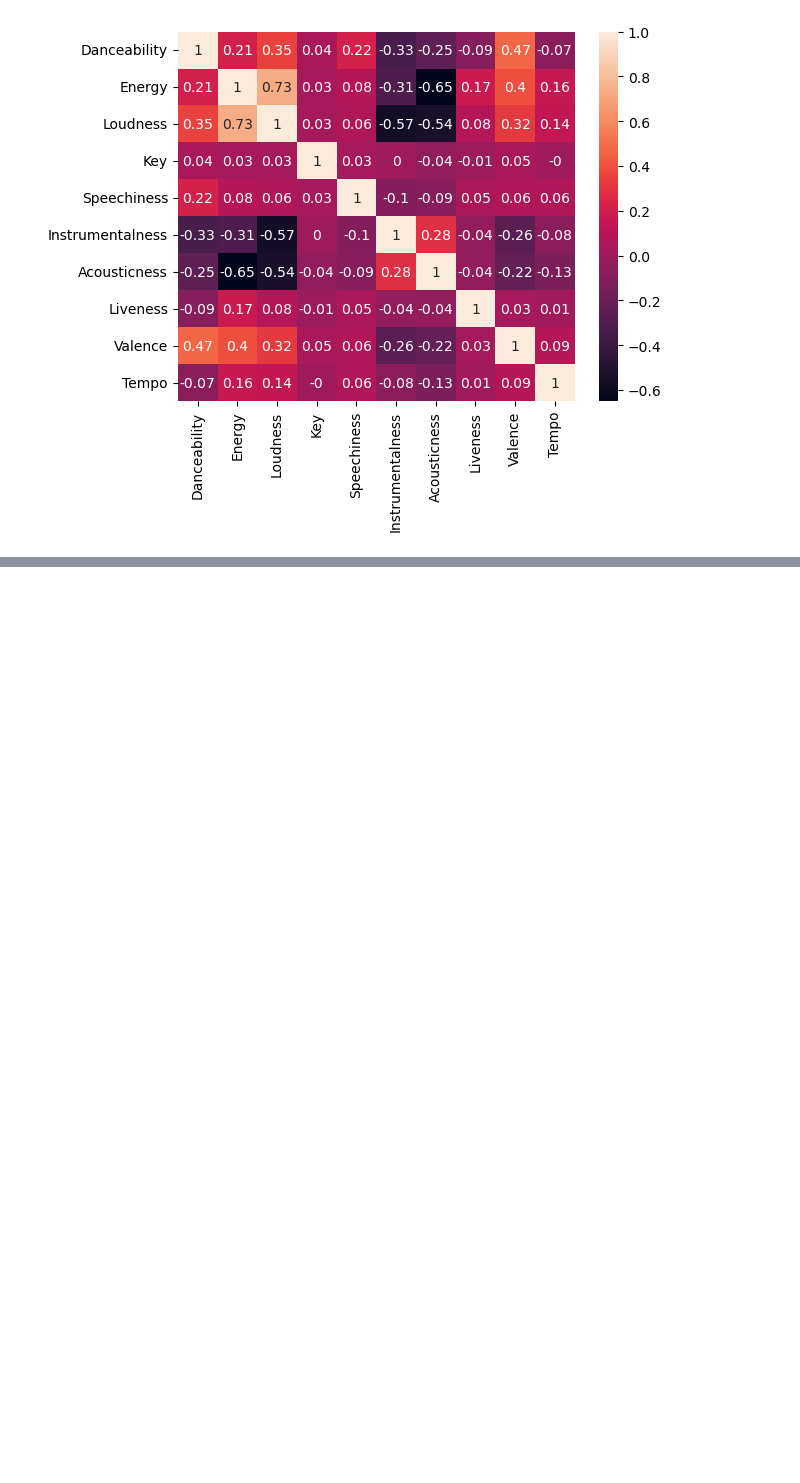
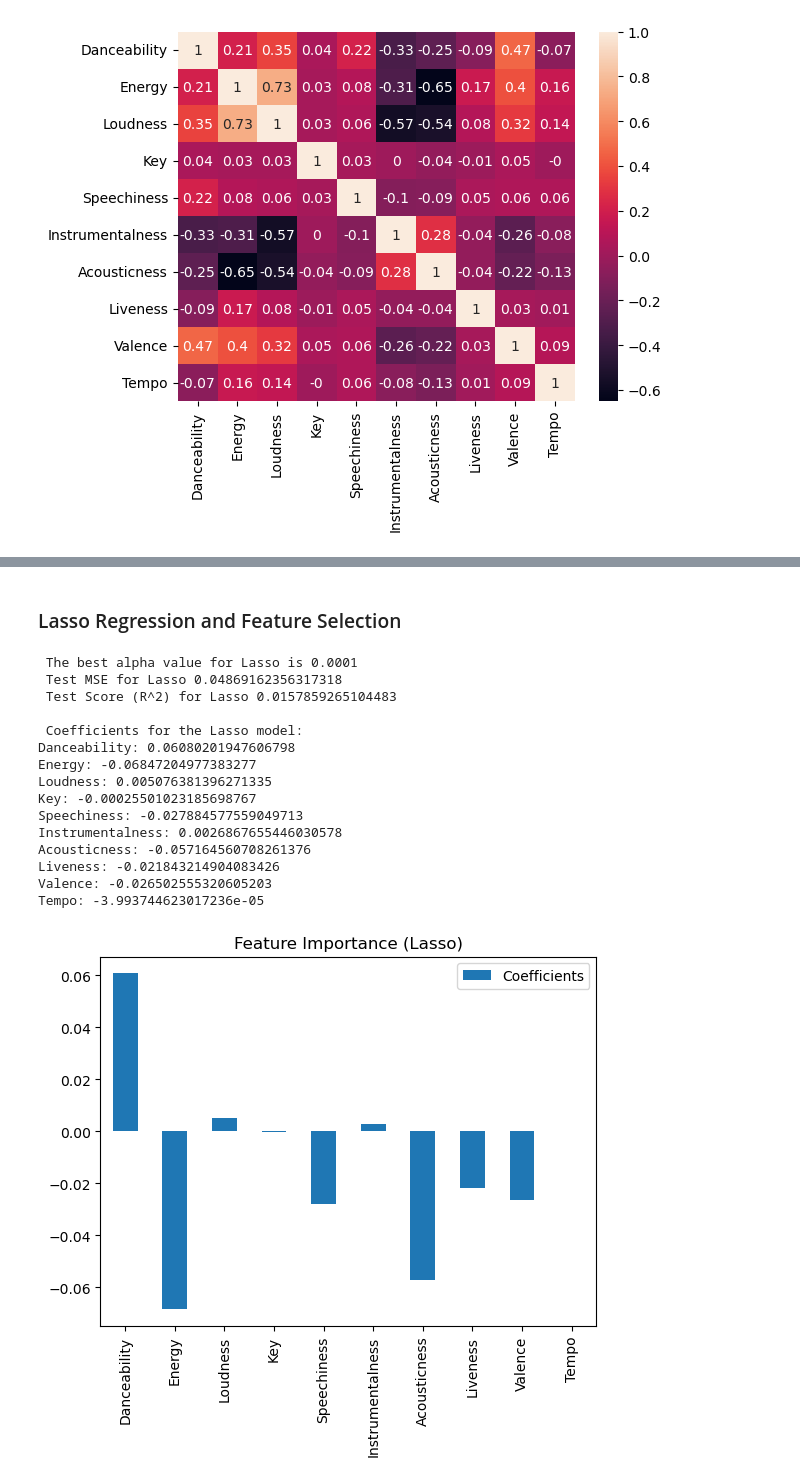
Before and after one commit to imjel/Progress2_ExploratoryDataAnalysis, a Jupyter notebook: Data analysis spotify youtube.ipynb, the cells around one changed output, grey strips where cells are left out. Drawn from its saved outputs; the diff is of its cells as text; code cells hidden in the pictures; blank space fills up the shorter version.

```diff
--- a/Data analysis spotify youtube.ipynb
+++ b/Data analysis spotify youtube.ipynb
@@ -225,8 +225,8 @@ plt.show()
 A song is considered as a hit when it's in top 10% of view and streams variables. Otherwise, it is not a hit.
 # %%
 # Calculate the 90th percentile (top 15%) for Views and Streams
-views_threshold = df["Views"].quantile(0.80)
-streams_threshold = df["Stream"].quantile(0.80)
+views_threshold = df["Views"].quantile(0.9)
+streams_threshold = df["Stream"].quantile(0.9)
 
 # Initialize the 'Hit' column with zeros
 df["Hit"] = 0
@@ -239,6 +239,5 @@ for index, row in df.iterrows():
     else:
         df.at[index, "Hit"] = 0  # Set to 0 otherwise
 
-# Display the first few rows to verify the 'Hit' column
-df.head()
+df.describe()
 # %% [output]
@@ -454,0 +389,72 @@ Test Score (R^2) for Lasso: 0.016577975577374615
+# %% [markdown]
+### Lasso Regression and Feature Selection
+# %%
+from sklearn.linear_model import LassoCV
+from sklearn.model_selection import train_test_split
+from sklearn.metrics import mean_squared_error
+import matplotlib.pyplot as plt
+
+# Define the independent variables (features) and the dependent variable (target)
+X = df[['Danceability', 'Energy', 'Loudness', 'Key', 'Speechiness', 'Instrumentalness', 'Acousticness', 'Liveness', 'Valence', 'Tempo']]
+y = df['Hit']
+
+# Split the data into a training set and a test set
+X_train, X_test, y_train, y_test = train_test_split(X,y,
+                                     train_size = 0.7,
+                                     test_size = 0.3,
+                                     random_state = 33)
+
+# Define the range of alphas to test
+alphas = [0.0001, 0.0005, 0.001, 0.005, 0.01, 0.05, 0.1, 0.5, 1, 5, 10]
+
+# Initialize the LassoCV model with the alpha values and cross-validation configuration
+model_lasso_cv = LassoCV(alphas=alphas, cv=5, random_state=33)
+
+# Fit the model with the training data
+model_lasso_cv.fit(X_train, y_train)
+
+# The best alpha value after cross-validation
+best_alpha_lasso = model_lasso_cv.alpha_
+print(" The best alpha value for Lasso is", best_alpha_lasso)
+
+# Now we can use this alpha value to train a Lasso model
+model_lasso = Lasso(alpha=best_alpha_lasso)
+model_lasso.fit(X_train, y_train)
+
+# Predict on the test set using the Lasso model
+y_pred_lasso = model_lasso.predict(X_test)
+
+# Calculate the Mean Squared Error (MSE) on the test set
+mse_lasso = mean_squared_error(y_test, y_pred_lasso)
+print(" Test MSE for Lasso", mse_lasso)
+
+# Model score (R^2) on the test set
+test_score_lasso = model_lasso.score(X_test, y_test)
+print(" Test Score (R^2) for Lasso", test_score_lasso)
+
+# Get the model's coefficients, which indicate feature importance
+print(" \n Coefficients for the Lasso model:")
+for feature, coef in zip(X.columns, model_lasso.coef_):
+    print(f"{feature}: {coef}")
+
+# Optionally, plot the coefficients for feature importance
+coefficients_lasso = pd.DataFrame(model_lasso.coef_, index=X.columns, columns=['Coefficients'])
+coefficients_lasso.plot(kind='bar', title='Feature Importance (Lasso)')
+plt.show()
+# %% [output]
+ The best alpha value for Lasso is 0.0001
+ Test MSE for Lasso 0.04869162356317318
+ Test Score (R^2) for Lasso 0.0157859265104483
+
+ Coefficients for the Lasso model:
+Danceability: 0.06080201947606798
+Energy: -0.06847204977383277
+Loudness: 0.005076381396271335
+Key: -0.00025501023185698767
+Speechiness: -0.027884577559049713
+Instrumentalness: 0.0026867655446030578
+Acousticness: -0.057164560708261376
+Liveness: -0.021843214904083426
+Valence: -0.026502555320605203
+Tempo: -3.993744623017236e-05
+[figure, added]
```
Also changed, not shown: parts of 16 cells of this notebook.
